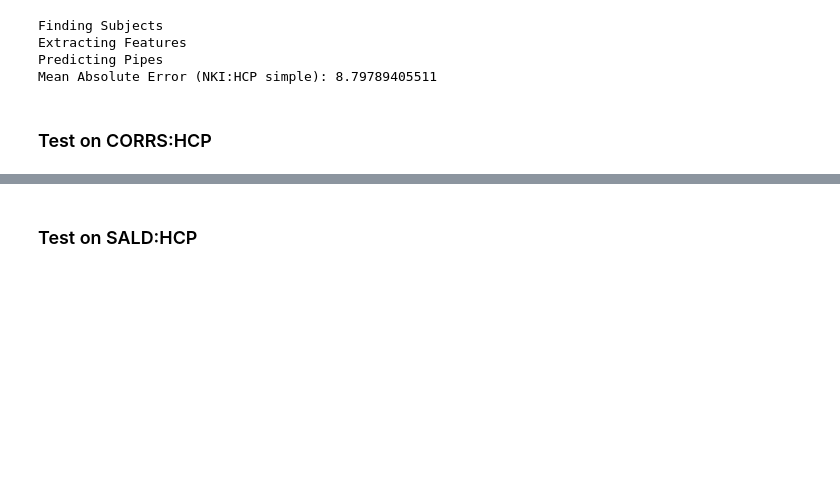
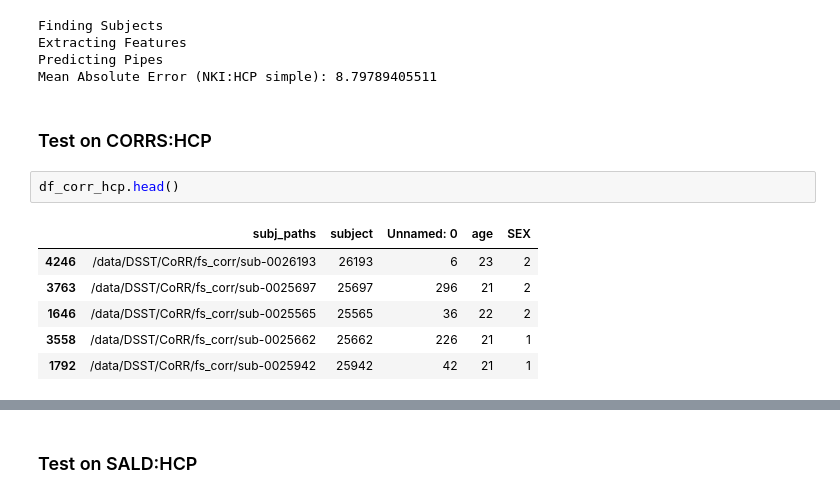
Before and after one commit to niniko1997/NNDSP, a Jupyter notebook: anal/analysis_notebooks/follow_up_analysis/hypothesis_1.ipynb, the cells around one changed output, grey strips where cells are left out. Cells and saved outputs as stored; diff of their text form; blank space fills up the shorter version.

```diff
--- a/anal/analysis_notebooks/follow_up_analysis/hypothesis_1.ipynb
+++ b/anal/analysis_notebooks/follow_up_analysis/hypothesis_1.ipynb
@@ -367,4 +367,13 @@ Predicting Pipes
 Mean Absolute Error (NKI:HCP simple): 8.79789405511
 # %% [markdown]
 ### Test on CORRS:HCP
+# %%
+df_corr_hcp.head()
+# %% [output]
+|  | subj_paths | subject | Unnamed: 0 | age | SEX |
+| 4246 | /data/DSST/CoRR/fs_corr/sub-0026193 | 26193 | 6 | 23 | 2 |
+| 3763 | /data/DSST/CoRR/fs_corr/sub-0025697 | 25697 | 296 | 21 | 2 |
+| 1646 | /data/DSST/CoRR/fs_corr/sub-0025565 | 25565 | 36 | 22 | 2 |
+| 3558 | /data/DSST/CoRR/fs_corr/sub-0025662 | 25662 | 226 | 21 | 1 |
+| 1792 | /data/DSST/CoRR/fs_corr/sub-0025942 | 25942 | 42 | 21 | 1 |
 # %%
```
Also changed, not shown: parts of 15 cells of this notebook, 1 other file.
